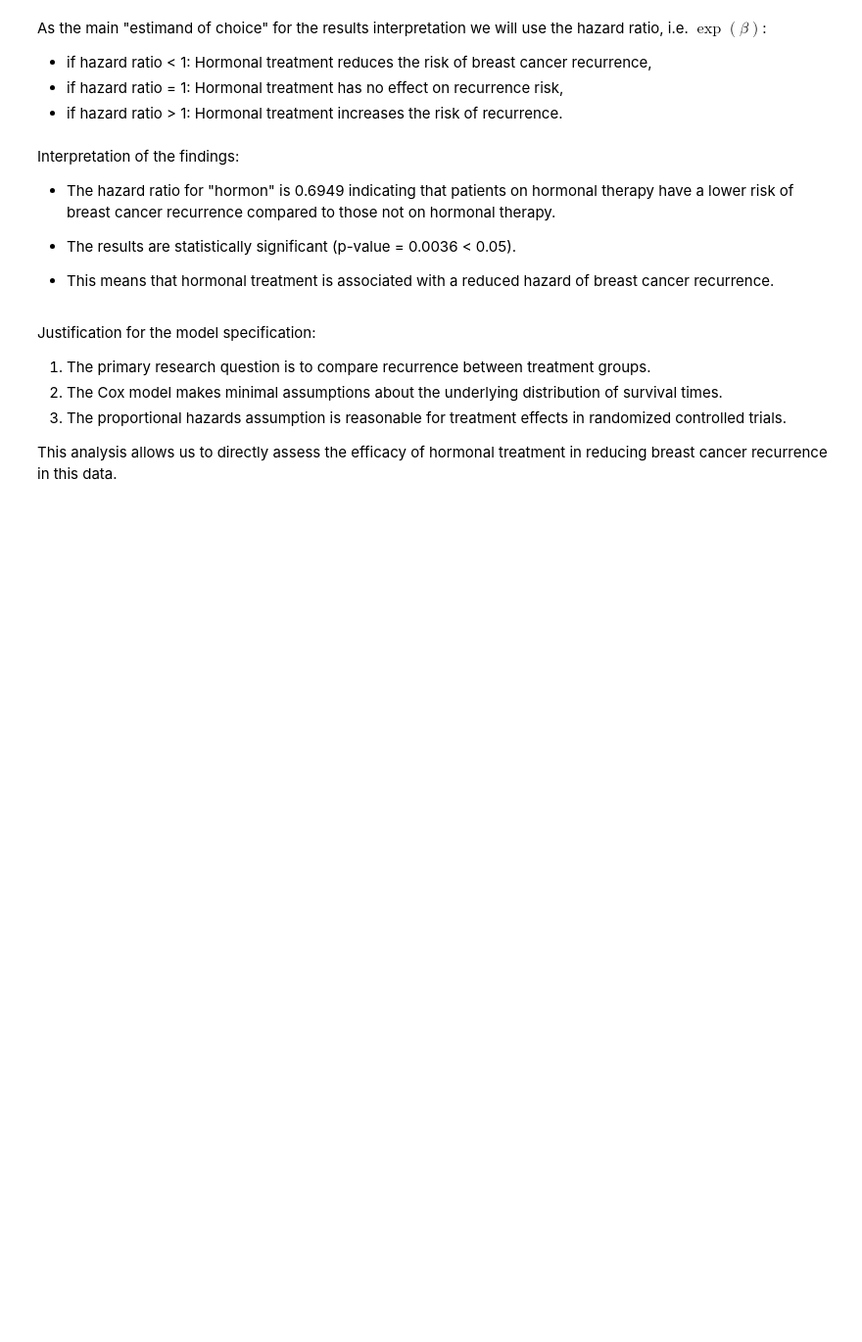
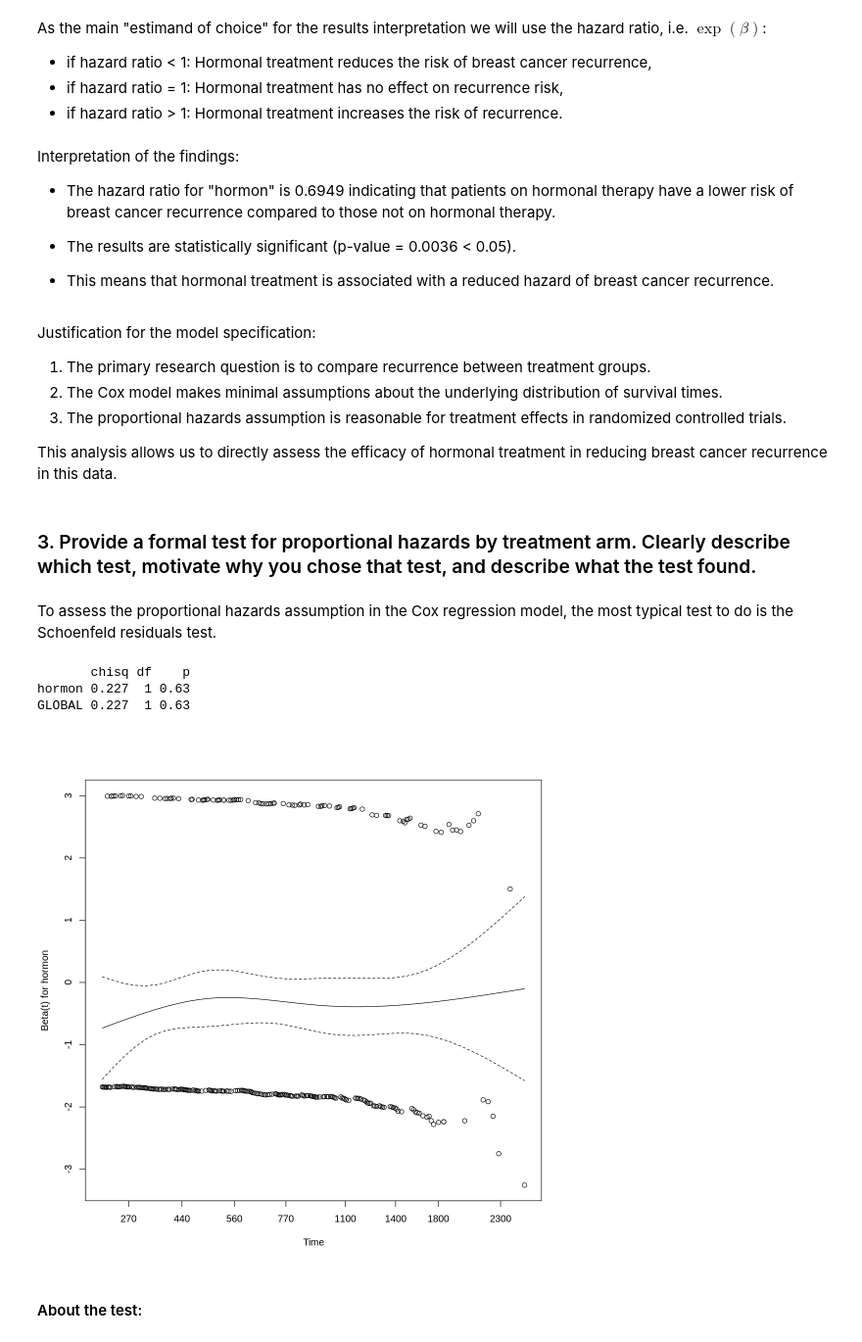
Before and after one commit to dgsob/5BD001, a Jupyter notebook: SA_THE.ipynb, the cells around one changed output. Shown at 98% size. Saved outputs shown, nothing was run; the diff lists cells and outputs as text; code cells hidden in the pictures; blank space fills up the shorter version.

```diff
--- a/SA_THE.ipynb
+++ b/SA_THE.ipynb
@@ -558,3 +561,20 @@ Justification for the model specification:
 3. The proportional hazards assumption is reasonable for treatment effects in randomized controlled trials.
 
 This analysis allows us to directly assess the efficacy of hormonal treatment in reducing breast cancer recurrence in this data.
+# %% [markdown]
+### 3. Provide a formal test for proportional hazards by treatment arm. Clearly describe which test, motivate why you chose that test, and describe what the test found.
+# %% [markdown]
+To assess the proportional hazards assumption in the Cox regression model, the most typical test to do is the Schoenfeld residuals test.
+# %%
+# Proportional hazards test, using Schoenfeld residuals
+ph_test <- cox.zph(cox_model)
+print(ph_test)
+
+plot(ph_test)
+# %% [output]
+       chisq df    p
+hormon 0.227  1 0.63
+GLOBAL 0.227  1 0.63
+[figure, added]
+# %% [markdown]
+#### About the test:
```
Also changed, not shown: parts of 9 cells of this notebook.
